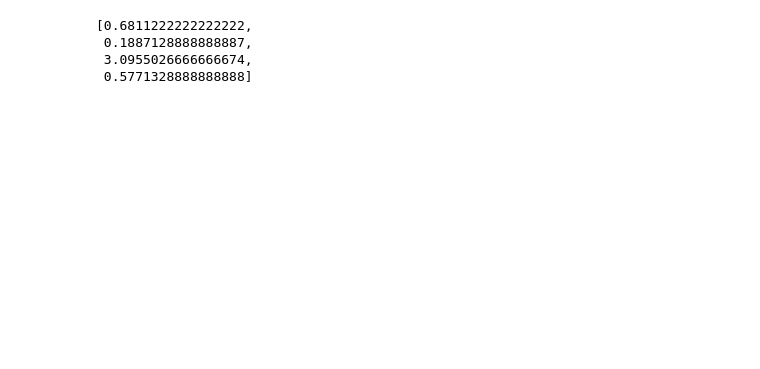
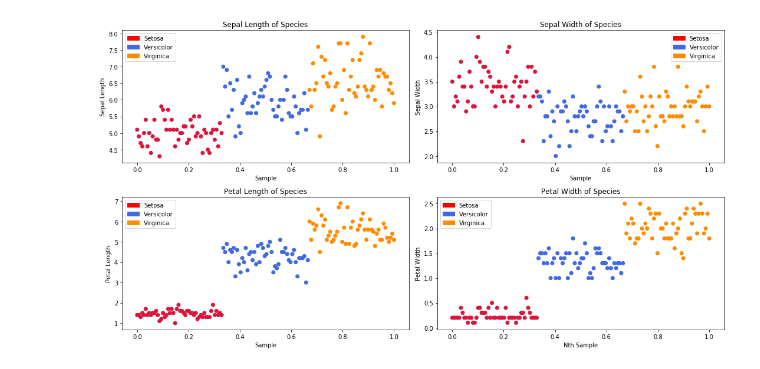
Before and after one commit to donpathirage/Least-Squares-Perceptron-and-Data-Analytics, a Jupyter notebook: Pathirage_Don_Proj1.ipynb, the cells around one changed output. Saved outputs shown, nothing was run; the diff lists cells and outputs as text; code cells hidden in the pictures; blank space fills up the shorter version.

```diff
--- a/Pathirage_Don_Proj1.ipynb
+++ b/Pathirage_Don_Proj1.ipynb
@@ -75,0 +29,14 @@ plt.show()
+# %%
+labels = irisDf['species'].unique()
+features = list(irisDf.columns.values)
+
+markers = ['square', 'circle', 'triangle_up']
+colors = []
+
+for index, row in irisDf.iterrows():
+    if row['species'] == 'setosa':
+        colors.append('crimson')
+    elif row['species'] == 'versicolor':
+        colors.append('royalblue')
+    else:
+        colors.append('darkorange')
@@ -76,3 +58,43 @@ plt.show()
+# %%
+plt.subplots(2,2,figsize=(15,8))
+red = mpatches.Patch(color='red', label='Setosa')
+blue = mpatches.Patch(color='royalblue', label='Versicolor')
+orange = mpatches.Patch(color='darkorange', label='Virginica')
+
+
+plt.subplot(2,2,1)
+plt.scatter(np.linspace(0,1,len(irisDf['sepL'].values)),irisDf['sepL'].values,marker='o',c=colors)
+plt.title('Sepal Length of Species')
+plt.xlabel('Sample')
+plt.ylabel('Sepal Length')
+plt.legend(handles=[red,blue,orange])
+
+plt.subplot(2,2,2)
+plt.scatter(np.linspace(0,1,len(irisDf['sepW'].values)),irisDf['sepW'].values,marker='o',c=colors)
+plt.title('Sepal Width of Species')
+plt.xlabel('Sample')
+plt.ylabel('Sepal Width')
+plt.legend(handles=[red,blue,orange])
+
+plt.subplot(2,2,3)
+plt.scatter(np.linspace(0,1,len(irisDf['petL'].values)),irisDf['petL'].values,marker='o',c=colors)
+plt.title('Petal Length of Species')
+plt.xlabel('Sample')
+plt.ylabel('Petal Length')
+plt.legend(handles=[red,blue,orange])
+
+plt.subplot(2,2,4)
+plt.scatter(np.linspace(0,1,len(irisDf['petW'].values)),irisDf['petW'].values,marker='o',c=colors)
+plt.title('Petal Width of Species')
+plt.xlabel('Nth Sample')
+plt.ylabel('Petal Width')
+plt.legend(handles=[red,blue,orange])
+
+
+plt.tight_layout()
+plt.show()
+# %% [output]
+[figure, added]
 # %%
 #1. The features in this dataset are distinct enough to solve the problem,
 #   but I expect the petal length and width features to be the better features
@@ -94,7 +137,0 @@ statDf = pd.DataFrame([mins,maxs,means,var,var,var], \
-# %%
-var
-# %% [output]
-[0.6811222222222222,
- 0.1887128888888887,
- 3.0955026666666674,
- 0.5771328888888888]
```
Also changed, not shown: parts of 17 cells of this notebook.
